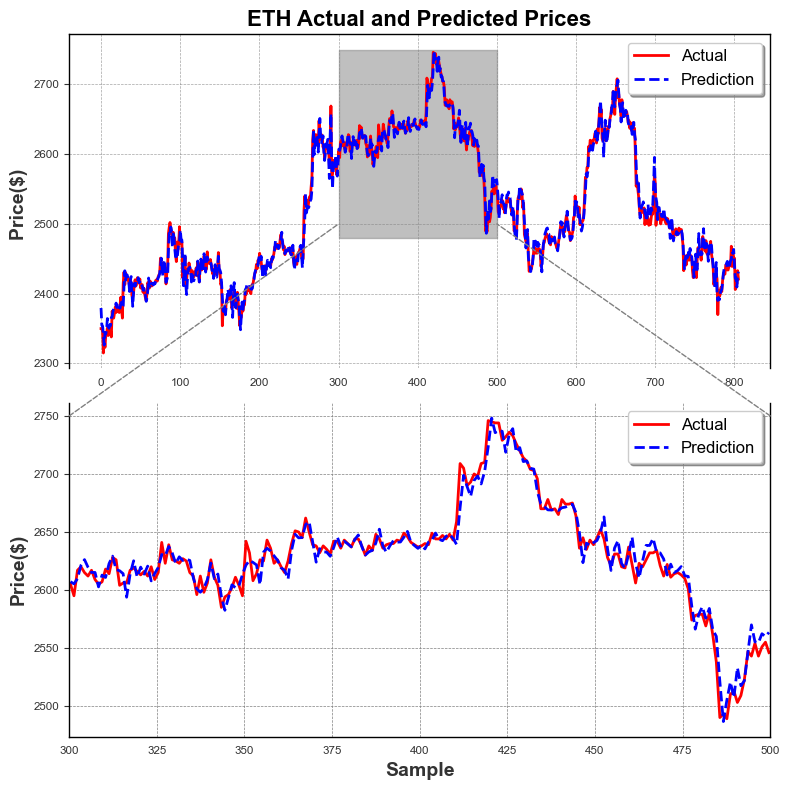
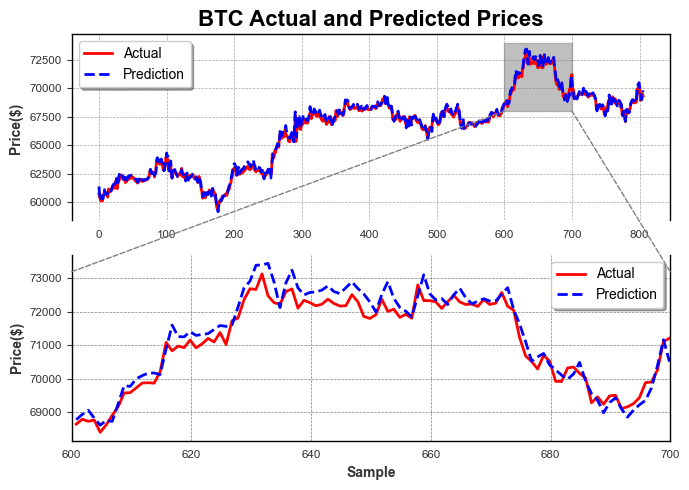
The change to this notebook cell's code, shown as a diff; its figure went from the first image to the second:
--- before
+++ after
@@ -11,9 +11,9 @@
 signal2 = y_hat_test
 
-t_zoom_start, t_zoom_end = 300, 500
+t_zoom_start, t_zoom_end = 600, 700
 mask = (t >= t_zoom_start) & (t <= t_zoom_end)
 
 # Create the figure and axis
-fig, axes = plt.subplots(2,1,figsize=(8, 8))
+fig, axes = plt.subplots(2,1,figsize=(7, 5))
 
 # Plot the data with default matplotlib colors
@@ -26,9 +26,9 @@
 
 # Set labels and title with better formatting
-axes[0].set_ylabel('Price($) ', fontsize=14, fontweight='bold')
+axes[0].set_ylabel('Price($) ', fontsize=10, fontweight='bold')
 axes[0].set_title(f'{STOCK} Actual and Predicted Prices', fontsize=16, fontweight='bold')
 
 # Customize legend
-axes[0].legend(loc='best', fontsize=12, frameon=True, shadow=True, fancybox=True)
+axes[0].legend(loc='best', fontsize=10, frameon=True, shadow=True, fancybox=True)
 
 axes[0].spines['top'].set_visible(True)
@@ -47,9 +47,9 @@
 axes[1].plot(t[mask], signal1[mask], color='red', linewidth=2, markersize=5, label='Actual')
 axes[1].plot(t[mask], signal2[mask], color='blue', linewidth=2, linestyle='--', markersize=5, label='Prediction')
-axes[1].set_ylabel("Price($)", fontsize=14, fontweight='bold')
+axes[1].set_ylabel("Price($)", fontsize=10, fontweight='bold')
 axes[1].set_xlim(t_zoom_start, t_zoom_end)
 # axs[1].set_xlabel('Samples')
 axes[1].grid(color='gray', linestyle='--', linewidth=0.5)  # Customize grid appearance
-axes[1].legend(loc='best', fontsize=12, frameon=True, shadow=True, fancybox=True)
+axes[1].legend(loc='best', fontsize=10, frameon=True, shadow=True, fancybox=True)
 
 # axes[1].spines['top'].set_visible(True)
@@ -58,5 +58,5 @@
 axes[1].spines['left'].set_visible(True)
 
-axes[1].set_xlabel('Sample', fontsize=14, fontweight='bold')
+axes[1].set_xlabel('Sample', fontsize=10, fontweight='bold')
 
 

Commit: update